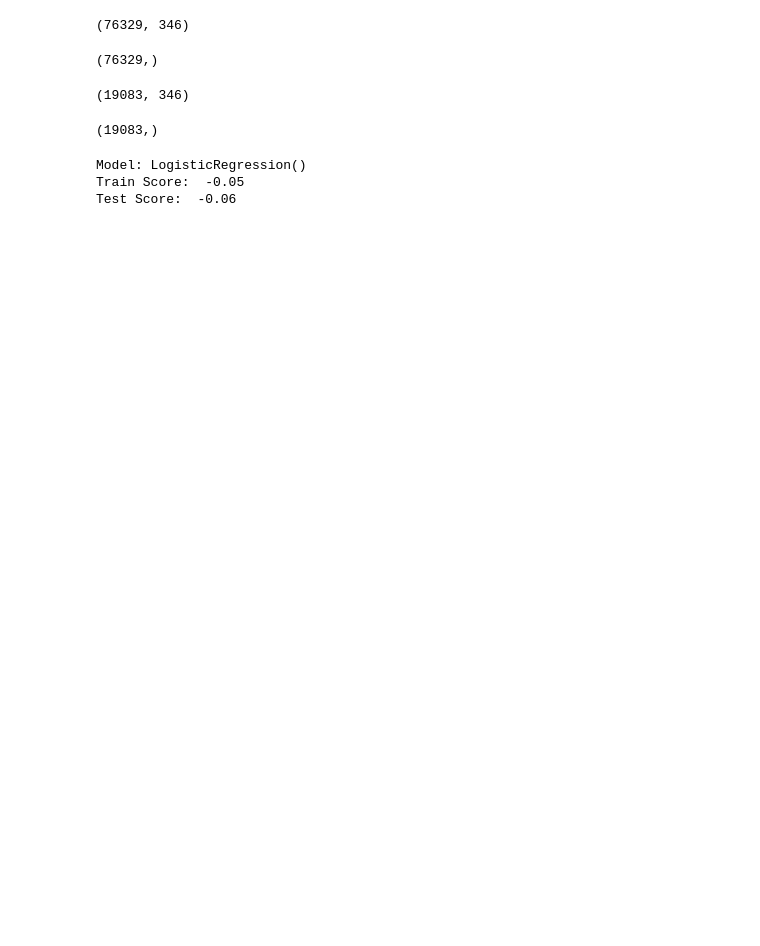
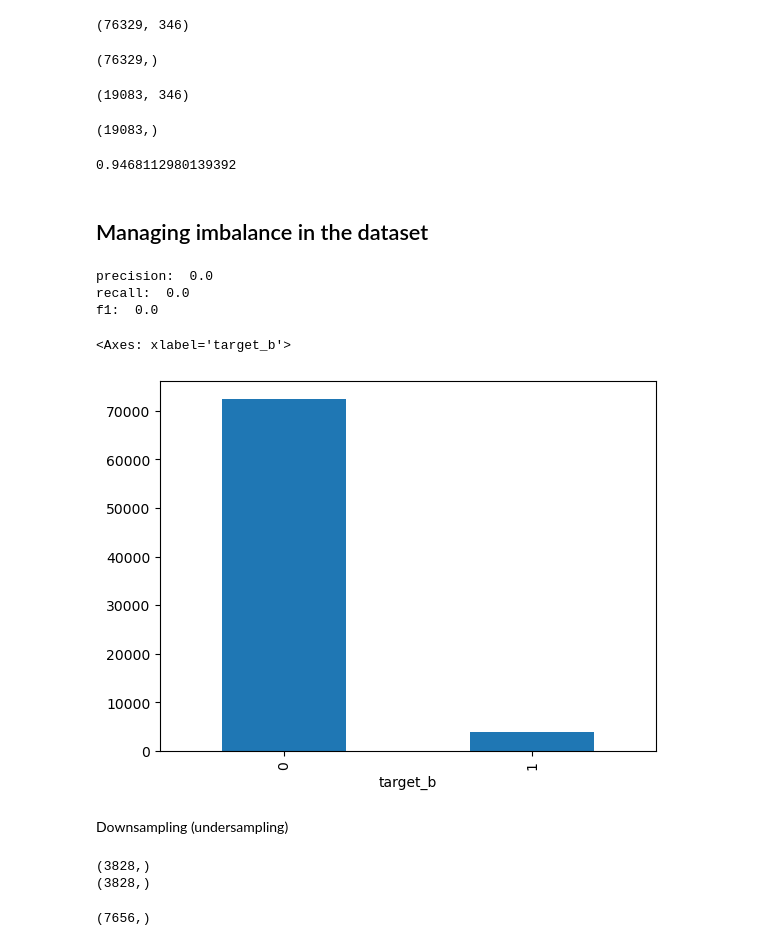
Before and after one commit to mayusuf/lab-revisiting-machine-learning-Yusuf, a Jupyter notebook: main.ipynb, the cells around one changed output. Saved outputs shown, nothing was run; the diff lists cells and outputs as text; code cells hidden in the pictures; blank space fills up the shorter version.

Commit message:
Under and over sampling, SMOTE and re rerun model

```diff
--- a/main.ipynb
+++ b/main.ipynb
@@ -1080,18 +1056,6 @@ def prediction_on_model(X_train, X_test, y_train, y_test, model):
-# %%
-'''
-before calling the function prediction_on_model import necessary module and package just bellow
-'''
-# from sklearn.neighbors import KNeighborsRegressor
-# from sklearn.neural_network import MLPRegressor
-# classification = LogisticRegression(random_state=0, solver='saga',
-#                   multi_class='multinomial').fit(X_train_transformed, y_train)
-
-ml = [
-    LogisticRegression()
-     ]
-
-prediction_on_model(X_train_num_cat_norm, X_test_num_cat_norm, y_train, y_test, ml)
-# %% [output]
-Model: LogisticRegression()
-Train Score:  -0.05
-Test Score:  -0.06
+# %%
+LR = LogisticRegression(random_state=0, solver='saga')
+LR.fit(X_train_num_cat_norm, y_train)
+LR.score(X_test_num_cat_norm, y_test)
+# %% [output]
+0.9468112980139392
@@ -1097,0 +1064,25 @@ Test Score:  -0.06
+# %% [markdown]
+## Managing imbalance in the dataset
+# %%
+# The score of logistic Regression is very good but the precision, recall and f1 0.
+# So it can be said that model is not a good performer. Needs to tune.
+# Next couple of techniques findout the problem and respective solution
+from sklearn.metrics import precision_score
+from sklearn.metrics import recall_score
+from sklearn.metrics import f1_score
+from sklearn.metrics import confusion_matrix
+
+print("precision: ",precision_score(y_test,predictions))
+print("recall: ",recall_score(y_test,predictions))
+print("f1: ",f1_score(y_test,predictions))
+# %% [output]
+precision:  0.0
+recall:  0.0
+f1:  0.0
+# %%
+count_classes = y_train.value_counts()
+count_classes
+count_classes.plot(kind = 'bar')
+# %% [output]
+<Axes: xlabel='target_b'>
+[figure, added]
@@ -1097,0 +1093,2 @@ Test Score:  -0.06
+# %% [markdown]
+Downsampling (undersampling)
@@ -1097,0 +1099,13 @@ Test Score:  -0.06
+# %%
+category_0_undersampled = resample(category_0,replace=False, n_samples = len(category_1))
+print(category_0_undersampled.shape)
+print(category_1.shape)
+# %% [output]
+(3828,)
+(3828,)
+# %%
+# The dimension is not equal to the original y train so it fails to fit to logistic regression
+data_downsampled_train = pd.concat([category_0_undersampled, category_1], axis=0)
+data_downsampled.shape
+# %% [output]
+(7656,)
```
Also changed, not shown: parts of 10 cells of this notebook.
